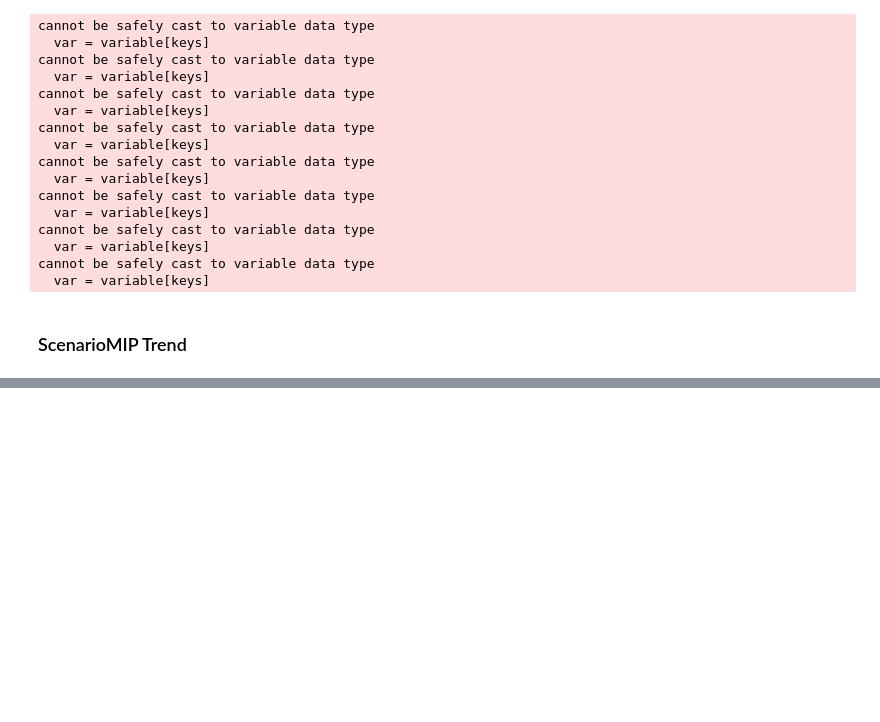
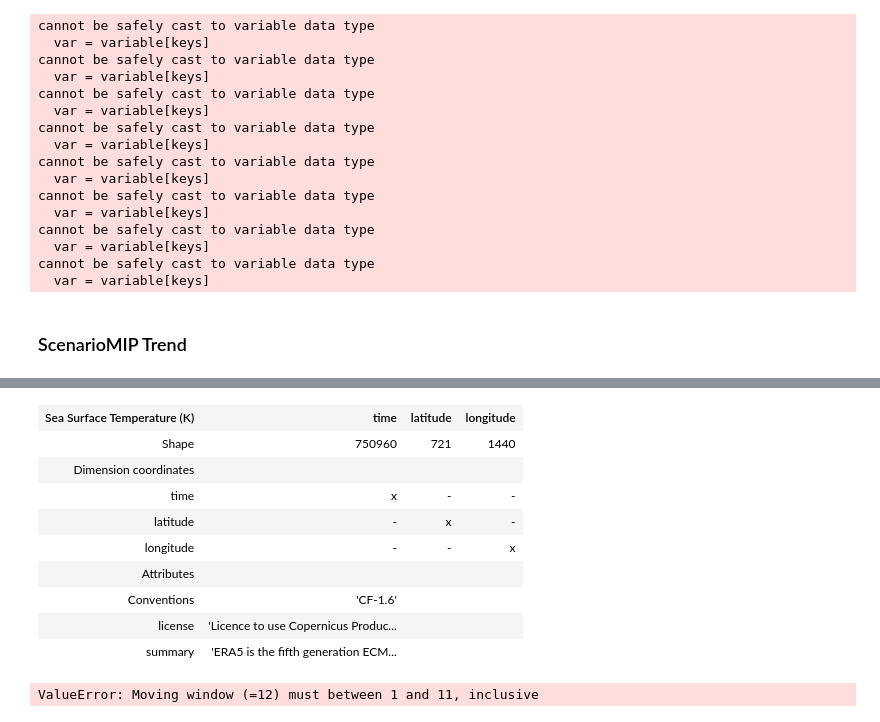
Before and after one commit to ACCESS-NRI/visualisations, a Jupyter notebook: data_pre_processing.ipynb, the cells around one changed output, grey strips where cells are left out. Cells and saved outputs as stored; diff of their text form; code cells hidden in the pictures; blank space fills up the shorter version.

```diff
--- a/data_pre_processing.ipynb
+++ b/data_pre_processing.ipynb
@@ -268,0 +309,13 @@ pre_processing_trend_write(cube_sce_esm1_5,"ACCESS_ESM1_5", output_path="/g/data
+# %%
+cube_era5
+# %% [output]
+| Sea Surface Temperature (K) | time | latitude | longitude |
+| Shape | 750960 | 721 | 1440 |
+| Dimension coordinates |  |  |  |
+| time | x | - | - |
+| latitude | - | x | - |
+| longitude | - | - | x |
+| Attributes |  |  |  |
+| Conventions | 'CF-1.6' |  |  |
+| license | 'Licence to use Copernicus Produc... |  |  |
+| summary | 'ERA5 is the fifth generation ECM... |  |  |
@@ -268,0 +340,5 @@ pre_processing_trend_write(cube_sce_esm1_5,"ACCESS_ESM1_5", output_path="/g/data
+# %%
+path="/g/data/kj13/datasets/visualisation_projects/uncharted_future/Rolling_SSTA/"
+pre_processing_SSTA_annually_rolling_write_ear5(cube_era5, "ERA5-025", output_path=path,start_year="1940", end_year="1990")
+# %% [output]
+ValueError: Moving window (=12) must between 1 and 11, inclusive
```
Also changed, not shown: parts of 10 cells of this notebook.
